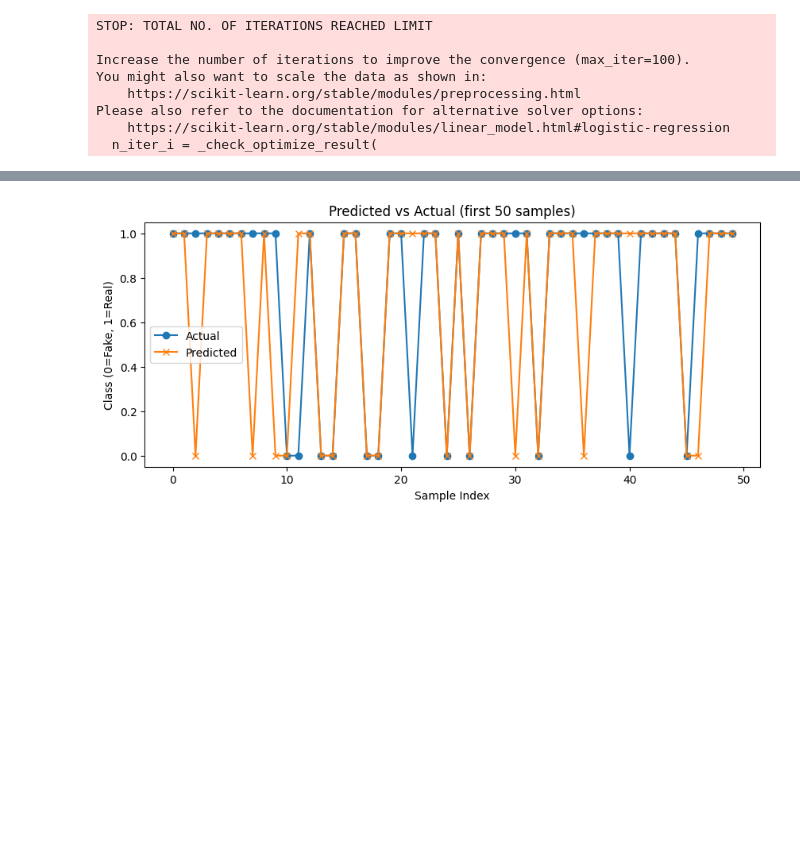
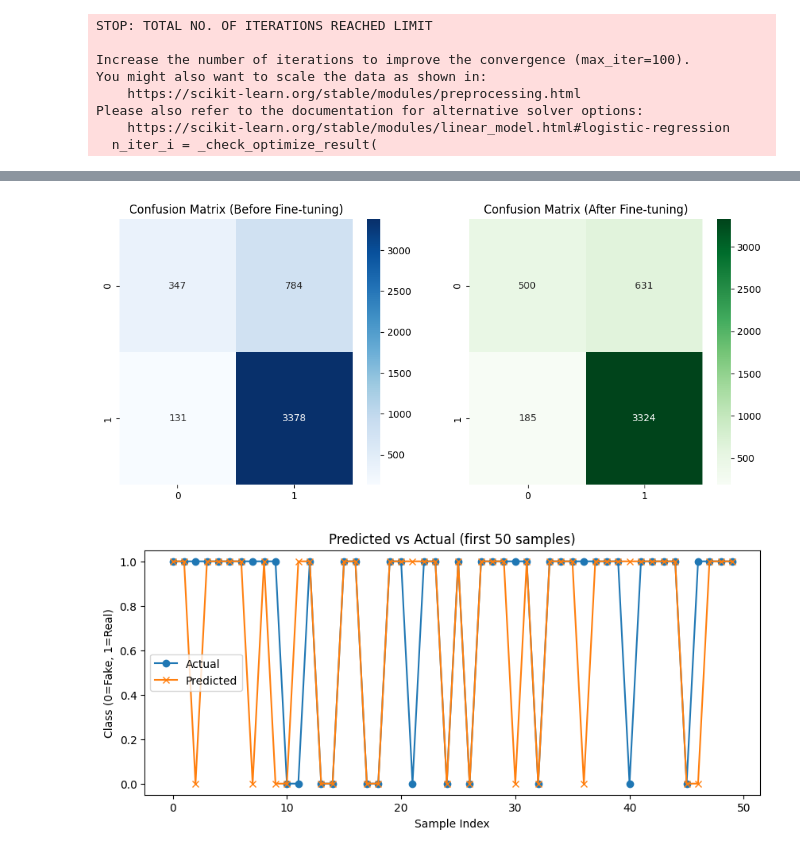
Before and after one commit to Amaka25/Fake-News-Detection-Analysis, a Jupyter notebook: notebooks/analysis.ipynb, the cells around one changed output, grey strips where cells are left out. Drawn from its saved outputs; the diff is of its cells as text; code cells hidden in the pictures; blank space fills up the shorter version.

Commit message:
Added model comparison

```diff
--- a/notebooks/analysis.ipynb
+++ b/notebooks/analysis.ipynb
@@ -267,12 +267,12 @@ model = LogisticRegression()
 model.fit(X_train, y_train)
 
 # 5. Predictions
-y_pred = model.predict(X_test)
+y_pred1 = model.predict(X_test)
 
 # 6. Evaluation
-print("Accuracy:", accuracy_score(y_test, y_pred))
-print("Confusion Matrix:\n", confusion_matrix(y_test, y_pred))
-print("Classification Report:\n", classification_report(y_test, y_pred))
+print("Accuracy:", accuracy_score(y_test, y_pred1))
+print("Confusion Matrix:\n", confusion_matrix(y_test, y_pred1))
+print("Classification Report:\n", classification_report(y_test, y_pred1))
 # %% [output]
 Accuracy: 0.802801724137931
 Confusion Matrix:
@@ -440,3 +371,23 @@ Please also refer to the documentation for alternative solver options:
+# %%
+import matplotlib.pyplot as plt
+import seaborn as sns
+from sklearn.metrics import confusion_matrix
+
+#This comparison shows that fine tuning significantly improved the model's ability to correctly identify fake vs real news, making it much more reliable for practical fake news detection applications.
+cm1 = confusion_matrix(y_test, y_pred1)  # from first code
+cm2 = confusion_matrix(y_test, y_pred2)  # from second code
+
+fig, axes = plt.subplots(1, 2, figsize=(12,5))
+
+sns.heatmap(cm1, annot=True, fmt="d", cmap="Blues", ax=axes[0])
+axes[0].set_title("Confusion Matrix (Before Fine-tuning)")
+
+sns.heatmap(cm2, annot=True, fmt="d", cmap="Greens", ax=axes[1])
+axes[1].set_title("Confusion Matrix (After Fine-tuning)")
+
+plt.show()
+# %% [output]
+[figure, added]
 # %%
 # Compare predictions with actual values
 #The predictions show that the model is doing good overall
```
Also changed, not shown: parts of 2 cells of this notebook.
